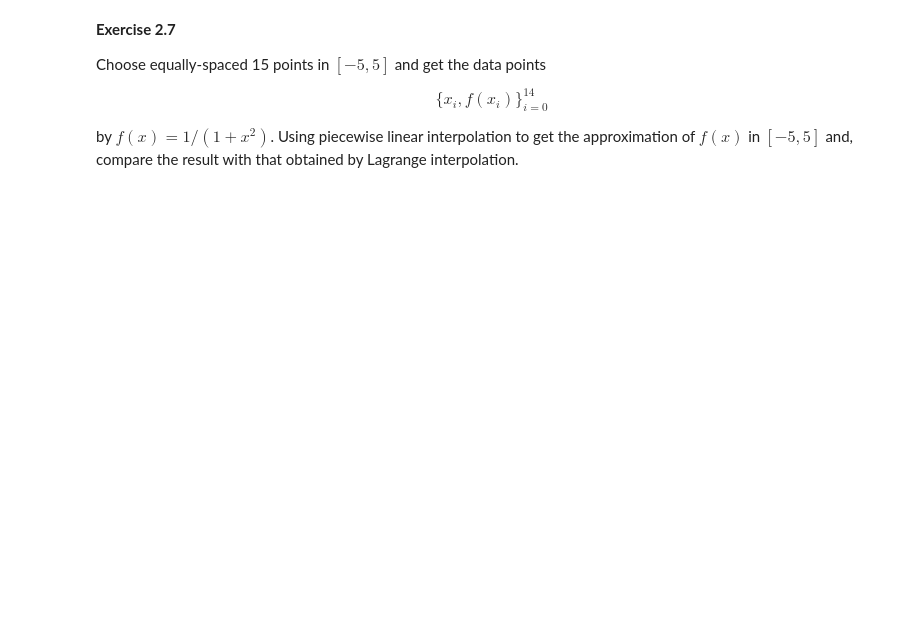
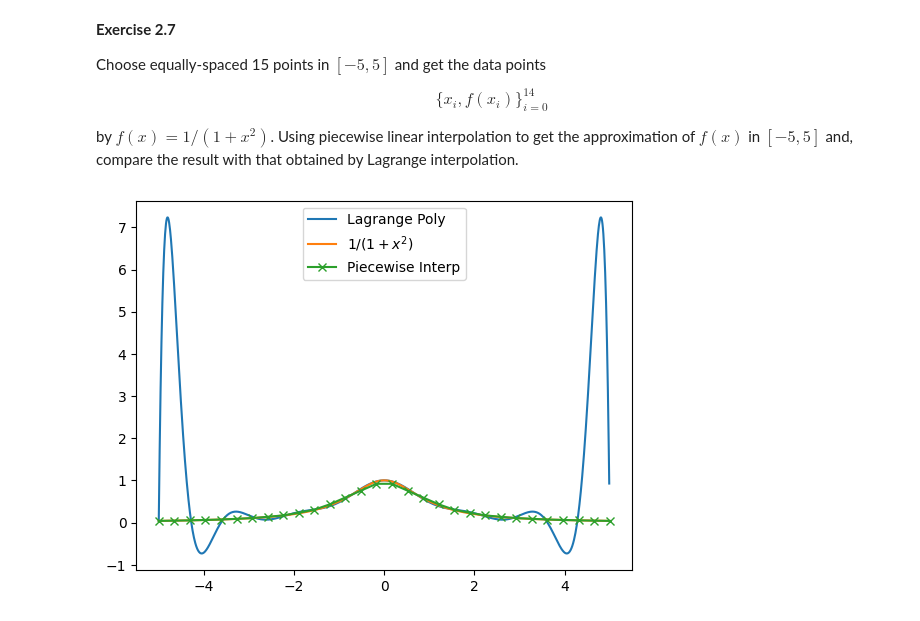
Before and after one commit to JaimeParker/SJTU-MAI-SpaceEngineering, a Jupyter notebook: 1_Courses/NumericalAnalysis/homework/Chapter2.ipynb, the cells around one changed output. Drawn from its saved outputs; the diff is of its cells as text; code cells hidden in the pictures; blank space fills up the shorter version.

```diff
--- a/1_Courses/NumericalAnalysis/homework/Chapter2.ipynb
+++ b/1_Courses/NumericalAnalysis/homework/Chapter2.ipynb
@@ -296,3 +364,27 @@ $$
 $$
 
 by $f(x)=1/(1+x^2)$. Using piecewise linear interpolation to get the approximation of $f(x)$ in $[-5,5]$ and, compare the result with that obtained by Lagrange interpolation.
+# %%
+from scipy.interpolate import lagrange
+from numpy.polynomial.polynomial import Polynomial
+import matplotlib.pyplot as plt
+import numpy as np
+
+x = np.linspace(-5, 5, num = 15)
+x_new = np.arange(-5, 5, 0.01)
+xval = np.linspace(-5, 5, num = 30)
+n = len(x)
+y = 1/(1+x*x)
+
+poly = lagrange(x, y)
+y_interp = np.interp(xval, x, y)
+
+
+#plt.scatter(x, y, label='data')
+plt.plot(x_new, Polynomial(poly.coef[::-1])(x_new), label='Lagrange Poly')
+plt.plot(x_new, 1/(1+x_new*x_new), label = "$1/(1+x^2)$")
+plt.plot(xval, y_interp, '-x', label="Piecewise Interp")
+plt.legend()
+plt.show()
+# %% [output]
+[figure, added]
```
Also changed, not shown: parts of 1 cell of this notebook, 4 other files.
